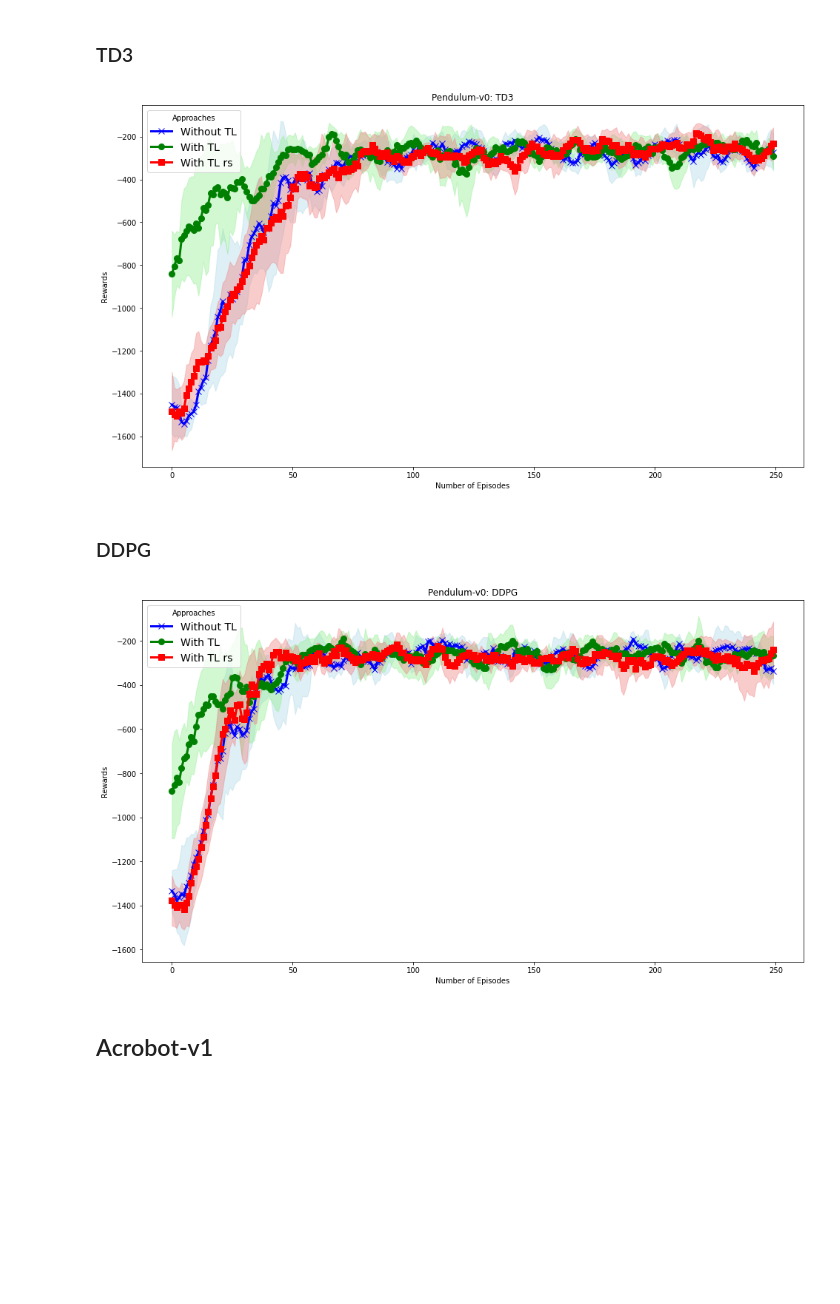
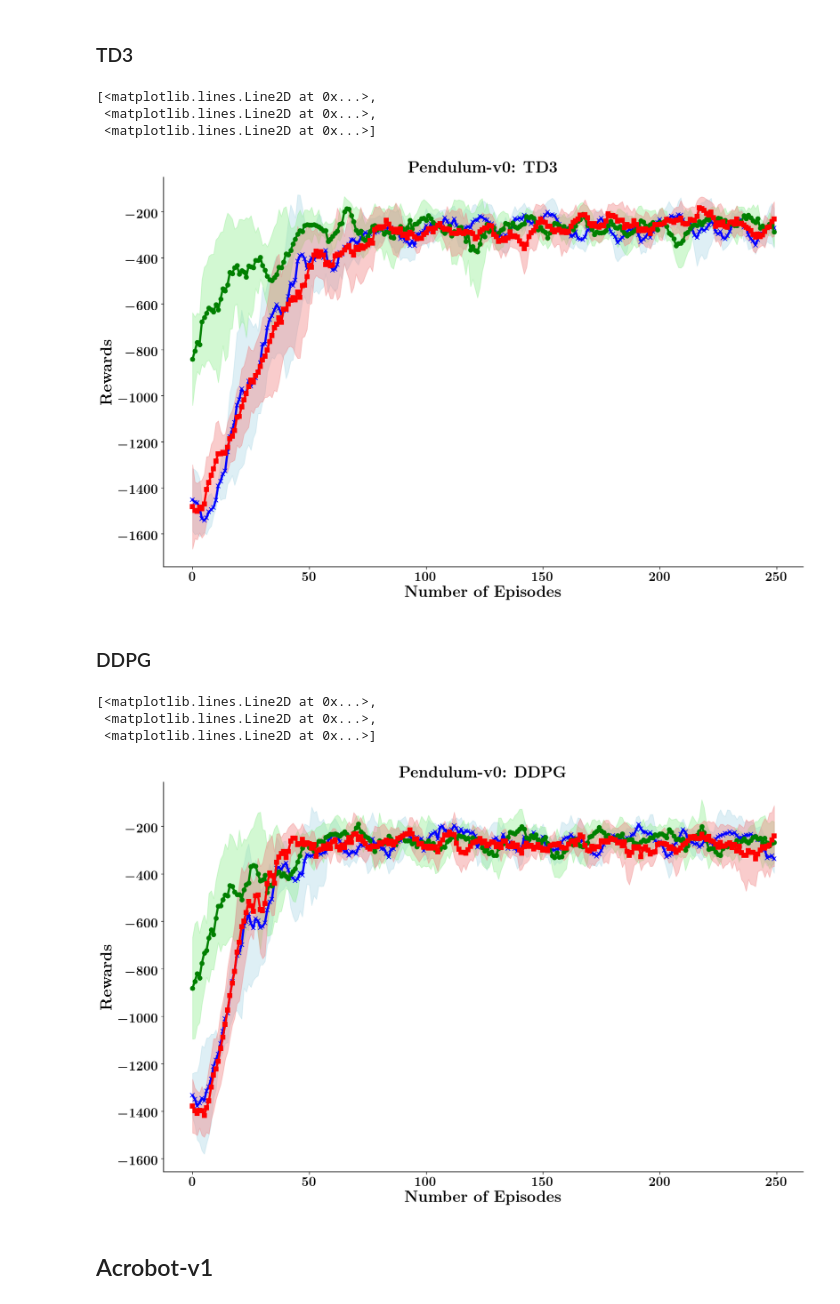
Before and after one commit to trunghieu-tran/Transfer-Learning-in-Reinforcement-Learning, a Jupyter notebook: Reward_Shaping_TL.ipynb, the cells around one changed output. Drawn from its saved outputs; the diff is of its cells as text; code cells hidden in the pictures; blank space fills up the shorter version.

```diff
--- a/Reward_Shaping_TL.ipynb
+++ b/Reward_Shaping_TL.ipynb
@@ -229,29 +385,70 @@ moving_window = 7
+# %%
+moving_window = 7
+
+matplotlib.rcParams['text.usetex'] = True
+matplotlib.rcParams['axes.spines.right'] = False
+matplotlib.rcParams['axes.spines.top'] = False
+plt.rc('font', family='serif')
+plt.rc('xtick', labelsize=18)
+plt.rc('ytick', labelsize=18)
+matplotlib.rc('text', usetex=True)
+matplotlib.rcParams['text.latex.preamble']=[r"\usepackage{amsmath,amsfonts}"]
+matplotlib.rcParams['text.latex.preamble']=[r"\usepackage{bm}"]
+plt.rc('axes', linewidth=1)
+plt.rc('font', weight='bold')
+matplotlib.rcParams['text.latex.preamble'] = [r'\boldmath']
+
+figdim = (16,10)
+figdpi = 120
+
+shade_alpha = 0.4
+axis_label_font_size = 22
+plot_title_font_size = 22
+
+plot_args = {"axis_label_font_size": axis_label_font_size,
+             "plot_title_font_size": plot_title_font_size,
+             "legend_font_size": 18,
+             "shade_alpha": 0.4,
+             "marker_size": 6,
+             "tl_rs_label": r"\textsc{TL w/ RS (Ours)}",
+             "tl_label": r"\textsc{TL w/o RS}",
+             "no_tl_label": r"\textsc{No TL}"}
 # %% [markdown]
 ## Pendulum-v0
 # %% [markdown]
 ### TD3
 # %%
-title = "Pendulum-v0: TD3"
+title = r"\textbf{Pendulum-v0: TD3}"
 
 log_dir_w_TL = os.path.join(exp_base_folder, "pend", "td3", "w_tl/")
 log_dir_wo_TL = os.path.join(exp_base_folder, "pend", "td3", "wo_tl/")
 log_dir_w_TL_rs = os.path.join(exp_base_folder, "pend", "td3", "w_tl_rs/")
 
-plot_multiple_results_with_multiple_runing_time(log_dir_w_TL, log_dir_w_TL_rs, log_dir_wo_TL, title=title, moving_window=moving_window, running_time_num=num_runs)
+td3_fig = plt.figure(figsize=figdim, dpi=figdpi)
+
+plot_multiple_results_with_multiple_runing_time(log_dir_w_TL, log_dir_w_TL_rs, log_dir_wo_TL, plt.gca(), plot_args, title=title, moving_window=moving_window, running_time_num=num_runs)
 # %% [output]
+[<matplotlib.lines.Line2D at 0x...>,
+ <matplotlib.lines.Line2D at 0x...>,
+ <matplotlib.lines.Line2D at 0x...>]
-[figure, old version]
+[figure, new version]
 # %% [markdown]
 ### DDPG
 # %%
-title = "Pendulum-v0: DDPG"
+title = r"\textbf{Pendulum-v0: DDPG}"
 
 log_dir_w_TL = os.path.join(exp_base_folder, "pend", "ddpg", "w_tl/")
 log_dir_wo_TL = os.path.join(exp_base_folder, "pend", "ddpg", "wo_tl/")
 log_dir_w_TL_rs = os.path.join(exp_base_folder, "pend", "ddpg", "w_tl_rs/")
 
-plot_multiple_results_with_multiple_runing_time(log_dir_w_TL, log_dir_w_TL_rs, log_dir_wo_TL, title=title, moving_window=moving_window, running_time_num=num_runs)
+ddpg_fig = plt.figure(figsize=figdim, dpi=figdpi)
+
+plot_multiple_results_with_multiple_runing_time(log_dir_w_TL, log_dir_w_TL_rs, log_dir_wo_TL, plt.gca(), plot_args, title=title, moving_window=moving_window, running_time_num=num_runs)
 # %% [output]
+[<matplotlib.lines.Line2D at 0x...>,
+ <matplotlib.lines.Line2D at 0x...>,
+ <matplotlib.lines.Line2D at 0x...>]
-[figure, old version]
+[figure, new version]
 # %% [markdown]
 ## Acrobot-v1
 # %% [markdown]
```
Also changed, not shown: parts of 7 cells of this notebook.
